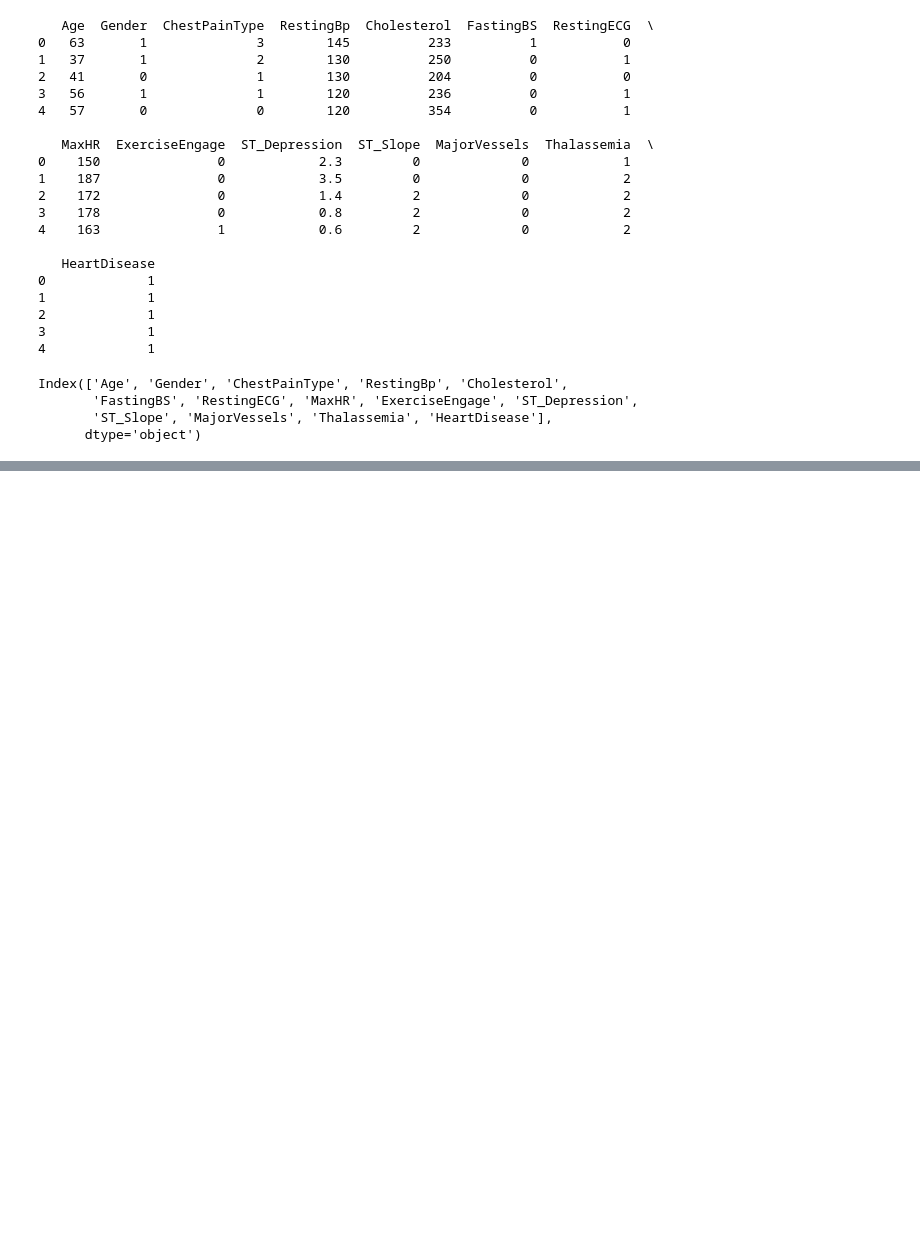
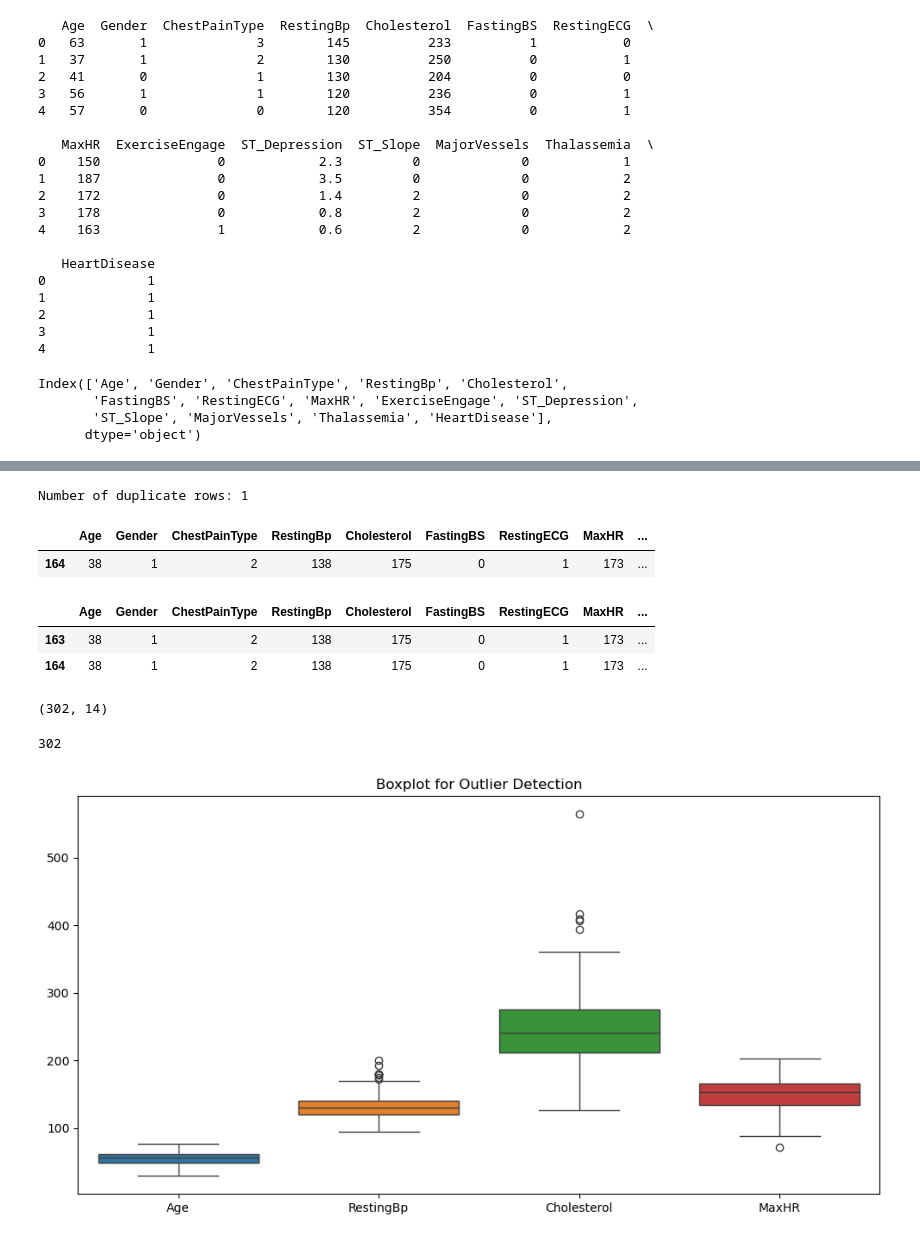
Before and after one commit to WDCNelushan/Heart-Disease-Prediction-System, a Jupyter notebook: heart_disease.ipynb, the cells around one changed output, grey strips where cells are left out. Cells and saved outputs as stored; diff of their text form; code cells hidden in the pictures; blank space fills up the shorter version.

Commit message:
Cleaned the dataset by removing duplicates, null values and outliers

```diff
--- a/heart_disease.ipynb
+++ b/heart_disease.ipynb
@@ -101,0 +138,47 @@ Index(['Age', 'Gender', 'ChestPainType', 'RestingBp', 'Cholesterol',
+# %%
+# Removing duplicates
+
+duplicates = data.duplicated().sum()
+print("Number of duplicate rows:", duplicates)
+# %% [output]
+Number of duplicate rows: 1
+# %%
+#display duplicates
+
+duplicate_rows = data[data.duplicated()]
+duplicate_rows
+# %% [output]
+|  | Age | Gender | ChestPainType | RestingBp | Cholesterol | FastingBS | RestingECG | MaxHR | ... |
+| 164 | 38 | 1 | 2 | 138 | 175 | 0 | 1 | 173 | ... |
+# %%
+# Return all the duplicate rows in the dataset.
+
+duplicate_rows = data[data.duplicated(keep=False)]
+duplicate_rows
+# %% [output]
+|  | Age | Gender | ChestPainType | RestingBp | Cholesterol | FastingBS | RestingECG | MaxHR | ... |
+| 163 | 38 | 1 | 2 | 138 | 175 | 0 | 1 | 173 | ... |
+| 164 | 38 | 1 | 2 | 138 | 175 | 0 | 1 | 173 | ... |
+# %%
+# Removing duplicates
+
+data = data.drop_duplicates()
+# %%
+data.shape
+# %% [output]
+(302, 14)
+# %%
+len(data)
+# %% [output]
+302
+# %%
+# Detect ouliers
+
+import seaborn as sns
+
+plt.figure(figsize=(12, 6))
+sns.boxplot(data=data[['Age', 'RestingBp', 'Cholesterol', 'MaxHR']])
+plt.title('Boxplot for Outlier Detection')
+plt.show()
+# %% [output]
+[figure, added]
```
Also changed, not shown: parts of 5 cells of this notebook.
